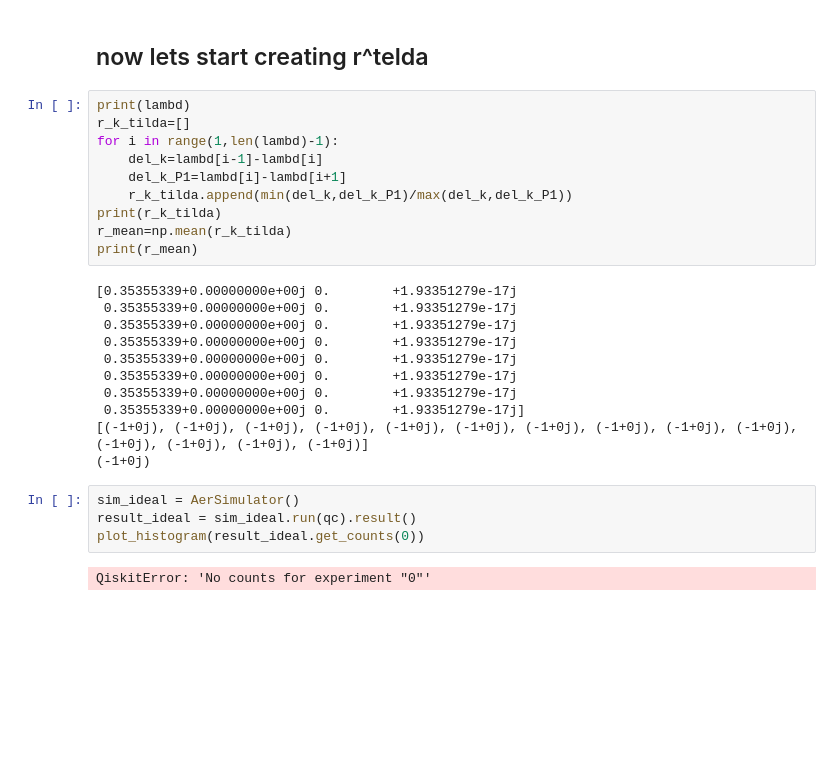
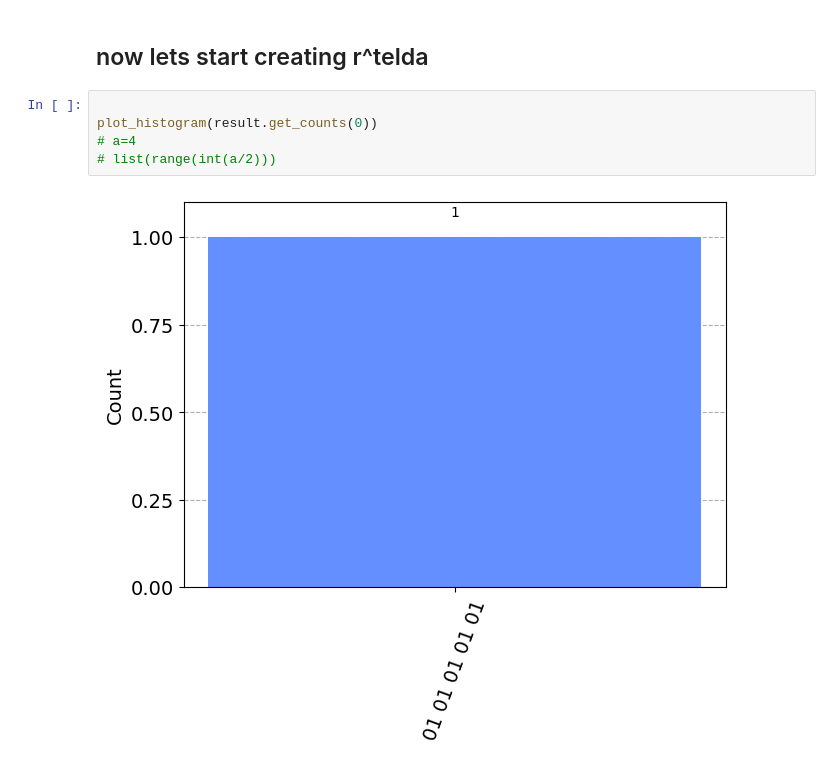
Before and after one commit to 111asim/randoms, a Jupyter notebook: T-Design.ipynb, the cells around one changed output. Cells and saved outputs as stored; diff of their text form; blank space fills up the shorter version.

```diff
--- a/T-Design.ipynb
+++ b/T-Design.ipynb
@@ -136,29 +221,9 @@ density matrix= DensityMatrix([[ 0.00666839-1.30104261e-18j, -0.00276214-6.50521
 # %% [markdown]
 ## now lets start creating r^telda
-# %%
-print(lambd)
-r_k_tilda=[]
-for i in range(1,len(lambd)-1):
-    del_k=lambd[i-1]-lambd[i]
-    del_k_P1=lambd[i]-lambd[i+1]
-    r_k_tilda.append(min(del_k,del_k_P1)/max(del_k,del_k_P1))
-print(r_k_tilda)
-r_mean=np.mean(r_k_tilda)
-print(r_mean)
-# %% [output]
-[0.35355339+0.00000000e+00j 0.        +1.93351279e-17j
- 0.35355339+0.00000000e+00j 0.        +1.93351279e-17j
- 0.35355339+0.00000000e+00j 0.        +1.93351279e-17j
- 0.35355339+0.00000000e+00j 0.        +1.93351279e-17j
- 0.35355339+0.00000000e+00j 0.        +1.93351279e-17j
- 0.35355339+0.00000000e+00j 0.        +1.93351279e-17j
- 0.35355339+0.00000000e+00j 0.        +1.93351279e-17j
- 0.35355339+0.00000000e+00j 0.        +1.93351279e-17j]
-[(-1+0j), (-1+0j), (-1+0j), (-1+0j), (-1+0j), (-1+0j), (-1+0j), (-1+0j), (-1+0j), (-1+0j), (-1+0j), (-1+0j), (-1+0j), (-1+0j)]
-(-1+0j)
-# %%
-sim_ideal = AerSimulator()
-result_ideal = sim_ideal.run(qc).result()
-plot_histogram(result_ideal.get_counts(0))
-# %% [output]
-QiskitError: 'No counts for experiment "0"'
+# %%
+
+plot_histogram(result.get_counts(0))
+# a=4
+# list(range(int(a/2)))
+# %% [output]
+[figure, added]
```
Also changed, not shown: parts of 9 cells of this notebook, 1 other file.
